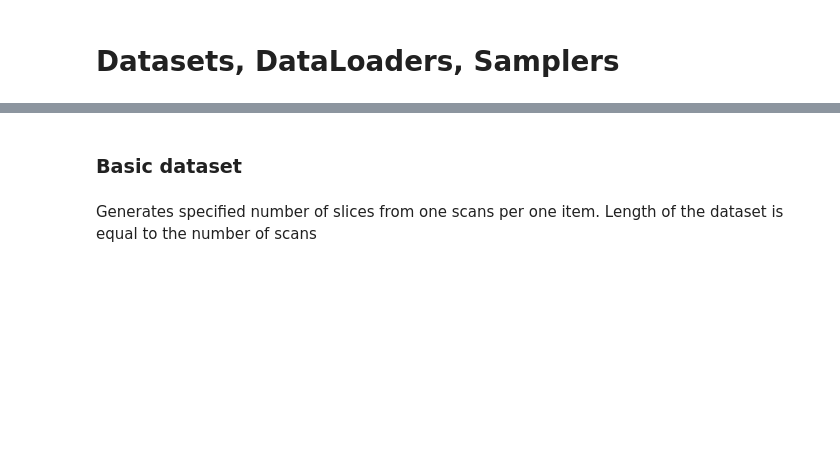
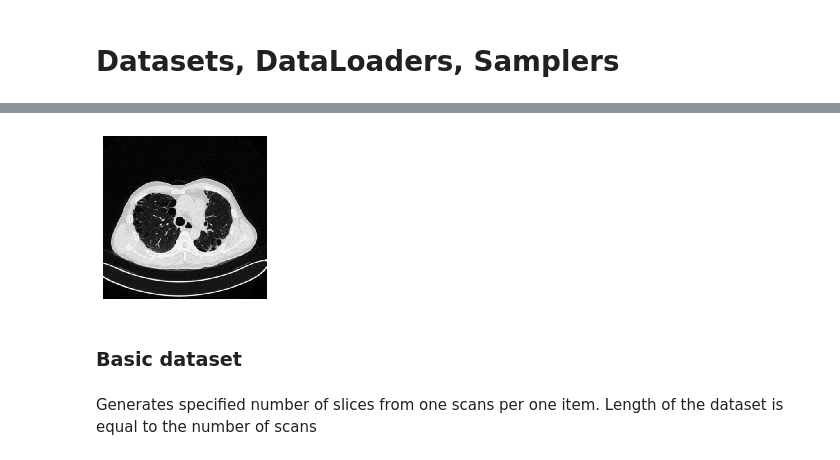
Before and after one commit to CoronaWhy/lunglens, a Jupyter notebook: lib-src/02_loaders.ipynb, the cells around one changed output, grey strips where cells are left out. Saved outputs shown, nothing was run; the diff lists cells and outputs as text; code cells hidden in the pictures; blank space fills up the shorter version.

```diff
--- a/lib-src/02_loaders.ipynb
+++ b/lib-src/02_loaders.ipynb
@@ -19,0 +24,15 @@ from lunglens.data import *
+# %%
+# export
+def np_to_rgb_tensor(img):
+    # add new dimention to get C x H x W
+    # repeat color to get RBB
+    rgb_image = np.repeat(img[np.newaxis, ...], 3, axis=0)
+    return torch.FloatTensor(rgb_image)
+
+# custom albumentation transformer
+class ToColorTensor(ImageOnlyTransform):
+    def __init__(self, always_apply=True, p=1):
+        super().__init__(always_apply, p)
+
+    def apply(self, img, **params):
+        return np_to_rgb_tensor(img)
@@ -20,3 +58,7 @@ from lunglens.data import *
+# %%
+print_slice(rgb_img[0], figsize=(3,3))
+# %% [output]
+[figure, added]
 # %% [markdown]
 ### Basic dataset
 # %% [markdown]
```
Also changed, not shown: parts of 20 cells of this notebook, 2 other files.
